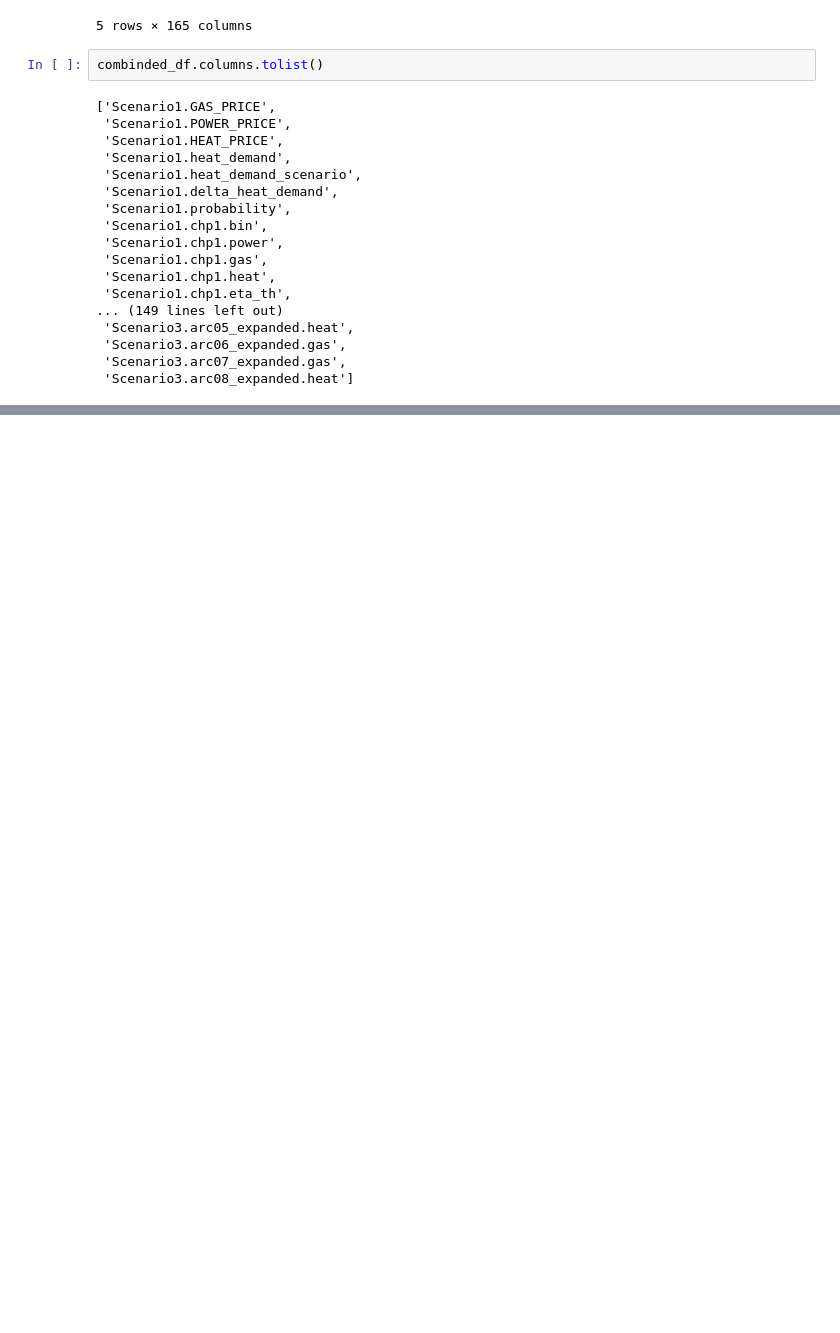
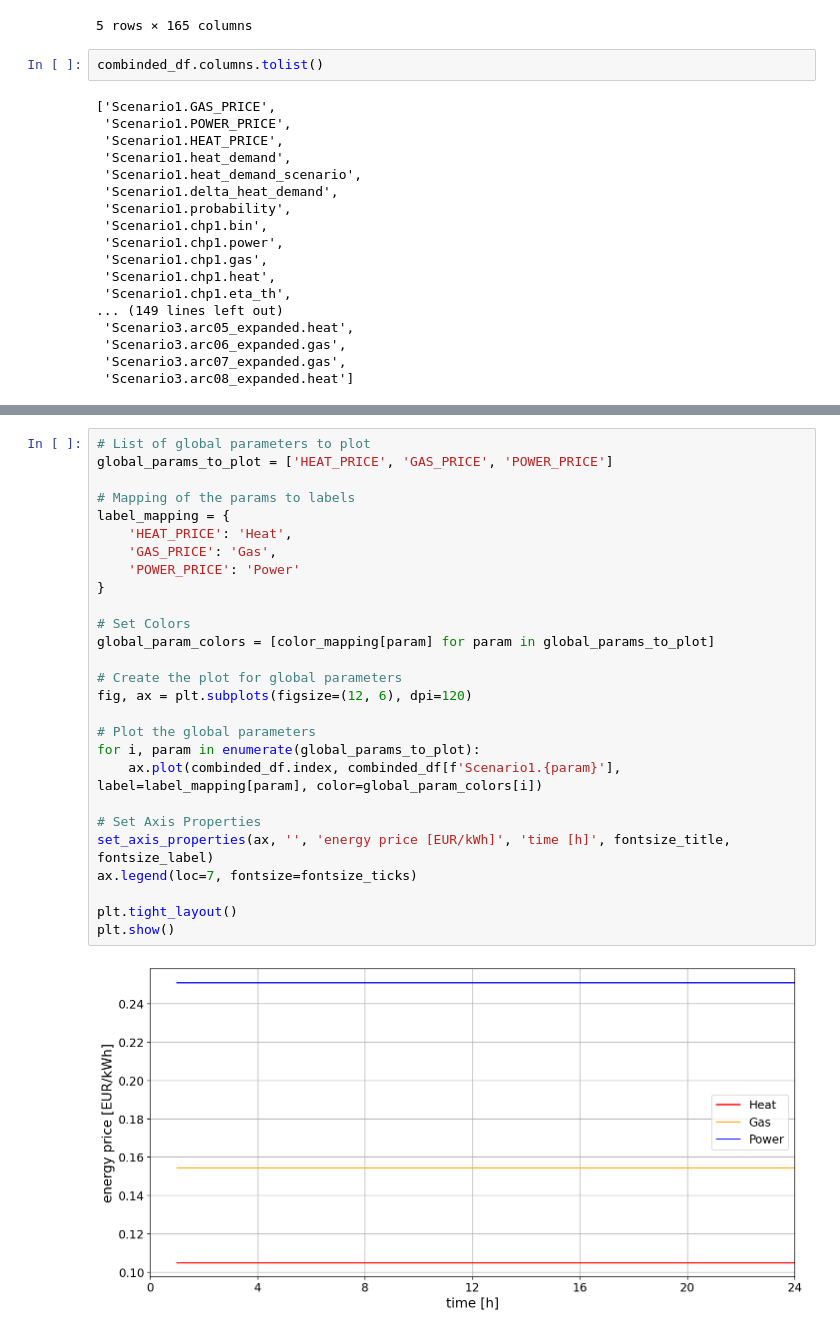
Before and after one commit to 0815Paul/SPMA, a Jupyter notebook: postprocessing/postprocessing.ipynb, the cells around one changed output, grey strips where cells are left out. Saved outputs shown, nothing was run; the diff lists cells and outputs as text; blank space fills up the shorter version.

```diff
--- a/postprocessing/postprocessing.ipynb
+++ b/postprocessing/postprocessing.ipynb
@@ -109,0 +159,29 @@ set_axis_properties(ax, 'Heat Demand Scenarios', 'Heat Demand [kW]', 'Time [h]',
+# %%
+# List of global parameters to plot
+global_params_to_plot = ['HEAT_PRICE', 'GAS_PRICE', 'POWER_PRICE']
+
+# Mapping of the params to labels
+label_mapping = {
+    'HEAT_PRICE': 'Heat',
+    'GAS_PRICE': 'Gas',
+    'POWER_PRICE': 'Power'
+}
+
+# Set Colors
+global_param_colors = [color_mapping[param] for param in global_params_to_plot]
+
+# Create the plot for global parameters
+fig, ax = plt.subplots(figsize=(12, 6), dpi=120)
+
+# Plot the global parameters
+for i, param in enumerate(global_params_to_plot):
+    ax.plot(combinded_df.index, combinded_df[f'Scenario1.{param}'], label=label_mapping[param], color=global_param_colors[i])
+
+# Set Axis Properties
+set_axis_properties(ax, '', 'energy price [EUR/kWh]', 'time [h]', fontsize_title, fontsize_label)
+ax.legend(loc=7, fontsize=fontsize_ticks)
+
+plt.tight_layout()
+plt.show()
+# %% [output]
+[figure, added]
```
Also changed, not shown: parts of 5 cells of this notebook, 8 other files.
